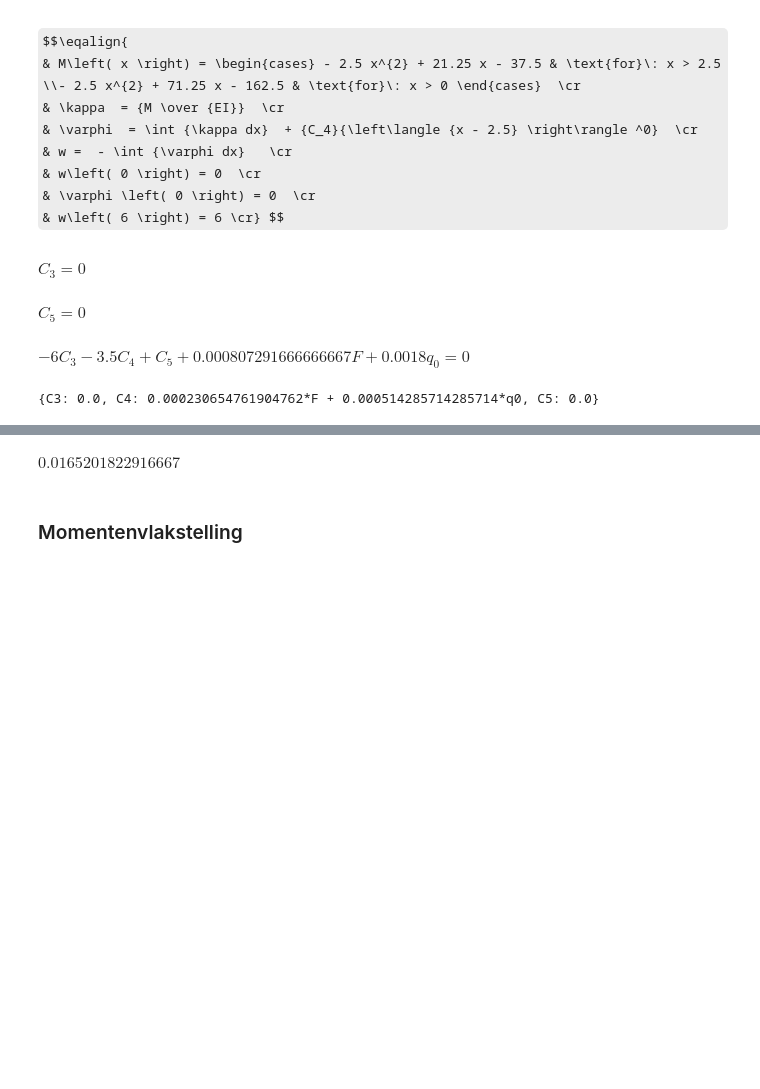
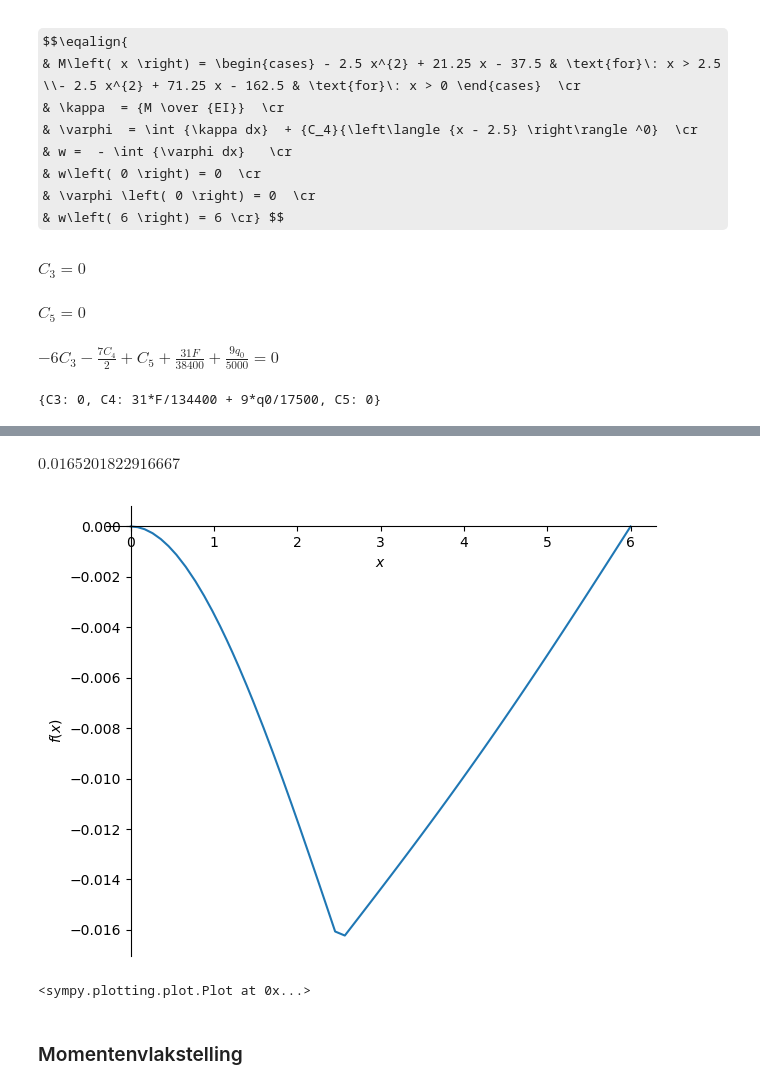
Before and after one commit to TeachBooks/sympy_mechanics, a Jupyter notebook: Examples_Structural_Mechanics_4/Vergelijking_methodes.ipynb, the cells around one changed output, grey strips where cells are left out. Cells and saved outputs as stored; diff of their text form; code cells hidden in the pictures; some formulas as TeX source; blank space fills up the shorter version.

```diff
--- a/Examples_Structural_Mechanics_4/Vergelijking_methodes.ipynb
+++ b/Examples_Structural_Mechanics_4/Vergelijking_methodes.ipynb
@@ -117,12 +121,12 @@ $$\eqalign{
   & w\left( 6 \right) = 6 \cr} $$
 # %%
 C3,C4,C5 = sp.symbols('C3, C4, C5')
-kappa = M_sol / 2e4
-phi = sp.integrate(kappa,x)+C3 + C4 * sp.SingularityFunction(x,2.5,0)
+kappa = sp.nsimplify(M_sol / sp.nsimplify(2e4))
+phi = sp.integrate(kappa,x)+C3 + C4 * sp.SingularityFunction(x,sp.nsimplify(2.5),0)
 w = -sp.integrate(phi,x)+C5
 eq6 = sp.Eq(phi.subs(x,0),0)
 eq7 = sp.Eq(w.subs(x,0),0)
-eq8 = sp.Eq(w.subs(x,6),0)
+eq8 = sp.Eq(w.subs(x,sp.S(6)),0)
 display(eq6)
 display(eq7)
 display(eq8)
@@ -134,8 +138,10 @@ w_subs_piecewise = sp.simplify(w_subs.rewrite(sp.Piecewise))
 w_C_1 = w_subs.subs(x,2.5)
 display(w_subs_piecewise)
 display(w_C_1)
+
+sp.plot(-w_subs,(x,0,6))
 # %% [output]
 $\displaystyle C_{3} = 0$
 $\displaystyle C_{5} = 0$
-$\displaystyle - 6 C_{3} - 3.5 C_{4} + C_{5} + 0.000807291666666667 F + 0.0018 q_{0} = 0$
+$\displaystyle - 6 C_{3} - \frac{7 C_{4}}{2} + C_{5} + \frac{31 F}{38400} + \frac{9 q_{0}}{5000} = 0$
-{C3: 0.0, C4: 0.000230654761904762*F + 0.000514285714285714*q0, C5: 0.0}
+{C3: 0, C4: 31*F/134400 + 9*q0/17500, C5: 0}
@@ -143,4 +149,6 @@ $\displaystyle \begin{cases} 1.04166666666667 \cdot 10^{-5} x^{4} - 0.00025 x^{3
 $\displaystyle 0.0165201822916667$
+[figure, added]
+<sympy.plotting.plot.Plot at 0x...>
 # %% [markdown]
 ### <a id='Momentenvlakstelling'></a>Momentenvlakstelling ###
 # %% [markdown]
```
Also changed, not shown: parts of 11 cells of this notebook.
